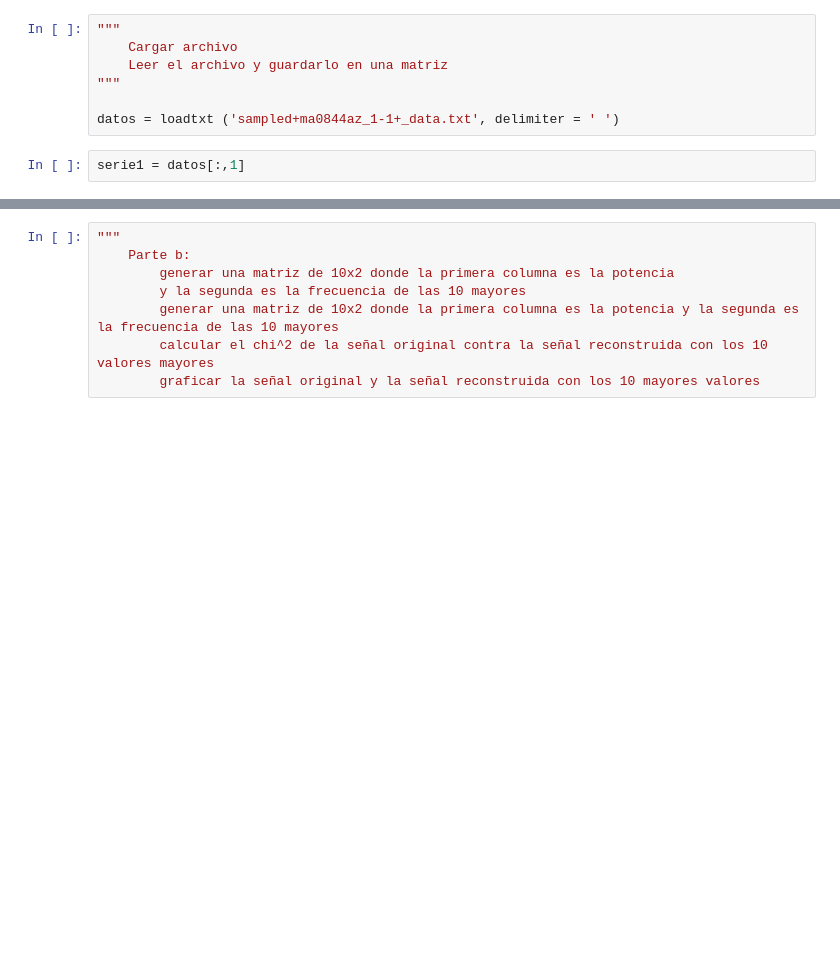
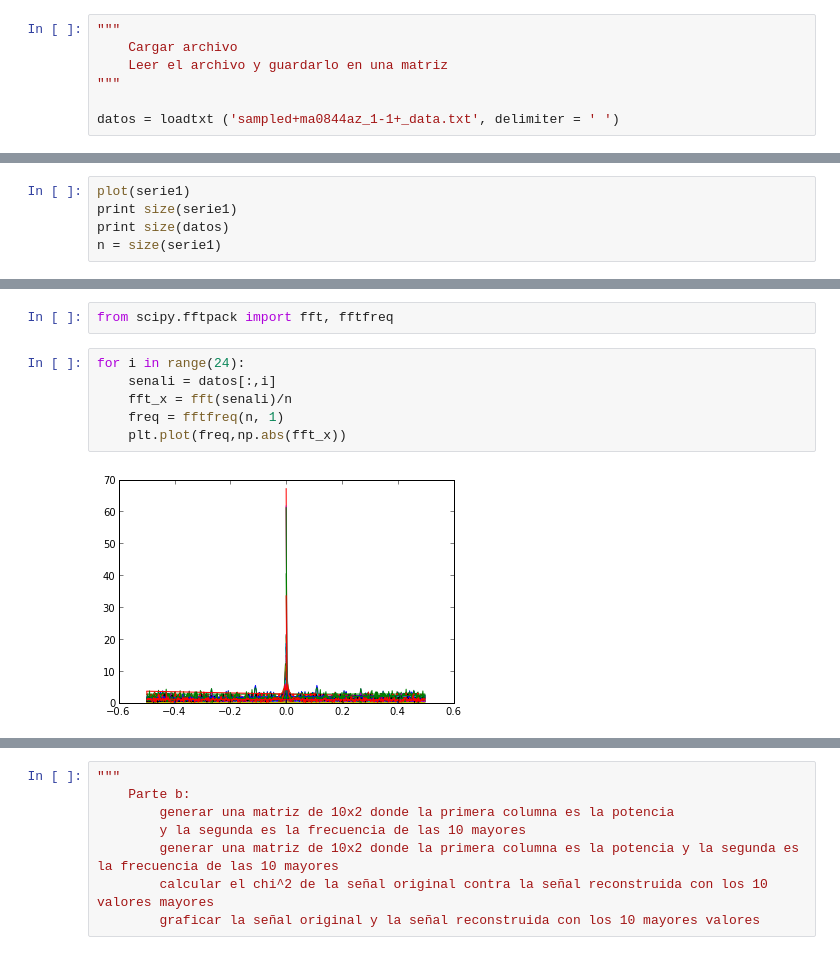
Before and after one commit to MateoJimenez19/Tarea_5-, a Jupyter notebook: Tarea5_1.ipynb, the cells around one changed output, grey strips where cells are left out. Saved outputs shown, nothing was run; the diff lists cells and outputs as text; blank space fills up the shorter version.

```diff
--- a/Tarea5_1.ipynb
+++ b/Tarea5_1.ipynb
@@ -18,5 +12,3 @@ import sys, codecs
 """
 
 datos = loadtxt ('sampled+ma0844az_1-1+_data.txt', delimiter = ' ')
-# %%
-serie1 = datos[:,1]
@@ -27,0 +21,5 @@ plot(serie1)
+# %%
+plot(serie1)
+print size(serie1)
+print size(datos)
+n = size(serie1)
@@ -28,3 +30,13 @@ plot(serie1)
+# %%
+from scipy.fftpack import fft, fftfreq
+# %%
+for i in range(24):
+    senali = datos[:,i]
+    fft_x = fft(senali)/n
+    freq = fftfreq(n, 1)
+    plt.plot(freq,np.abs(fft_x))
+# %% [output]
+[figure, added]
 # %%
 """
     Parte a:
```
Also changed, not shown: parts of 10 cells of this notebook.
